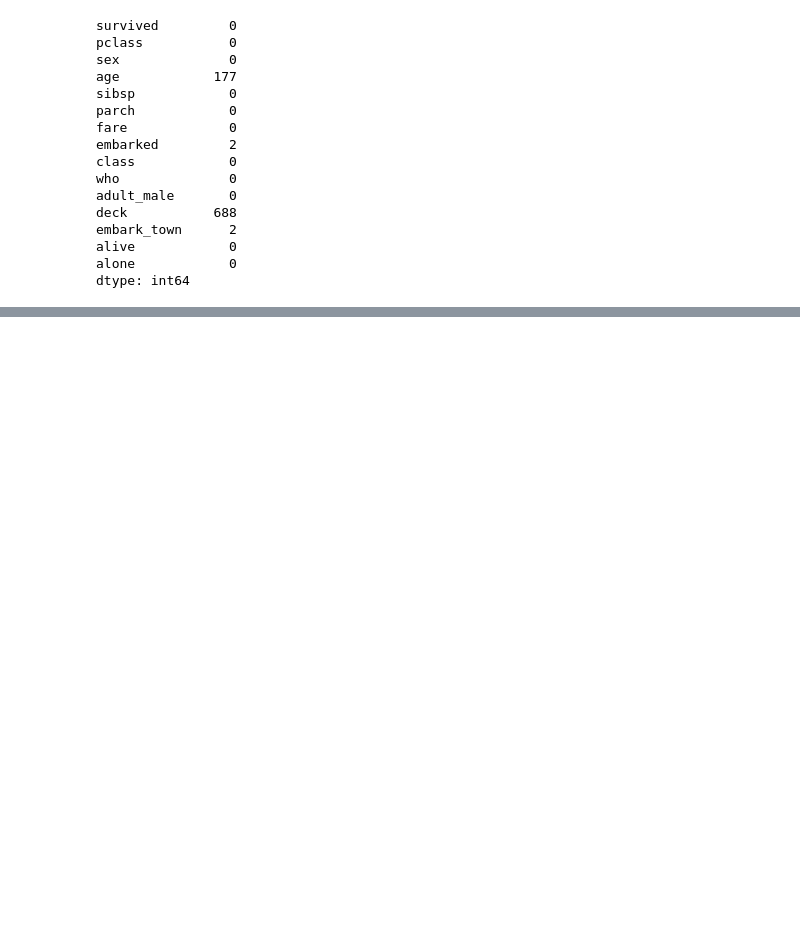
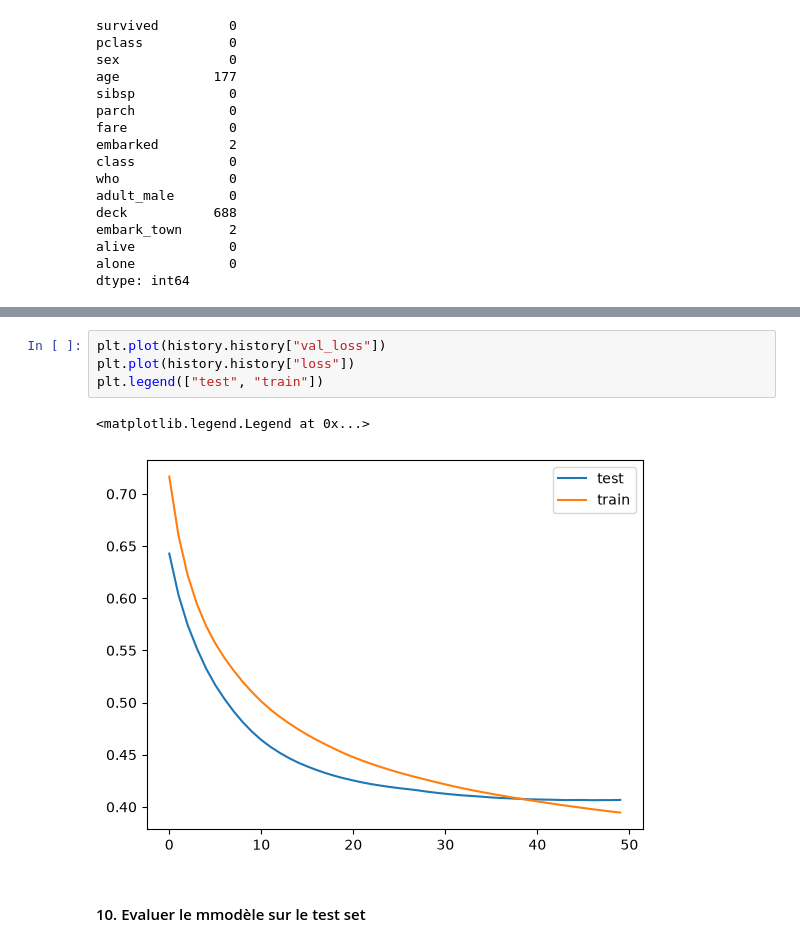
Before and after one commit to Tesfabirhan-WR/deep-learning, a Jupyter notebook: titanic.ipynb, the cells around one changed output, grey strips where cells are left out. Drawn from its saved outputs; the diff is of its cells as text; blank space fills up the shorter version.

```diff
--- a/titanic.ipynb
+++ b/titanic.ipynb
@@ -47,0 +257,9 @@ dtype: int64
+# %%
+plt.plot(history.history["val_loss"])
+plt.plot(history.history["loss"])
+plt.legend(["test", "train"])
+# %% [output]
+<matplotlib.legend.Legend at 0x...>
+[figure, added]
+# %% [markdown]
+#### 10. Evaluer le mmodèle sur le test set
```
Also changed, not shown: parts of 29 cells of this notebook, 5 other files.
